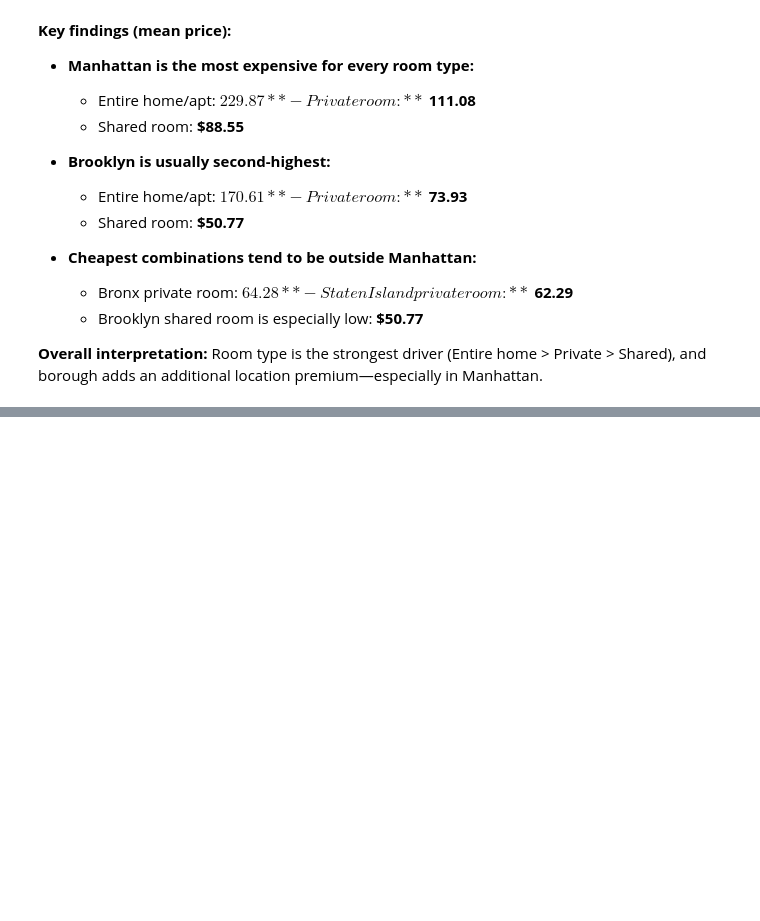
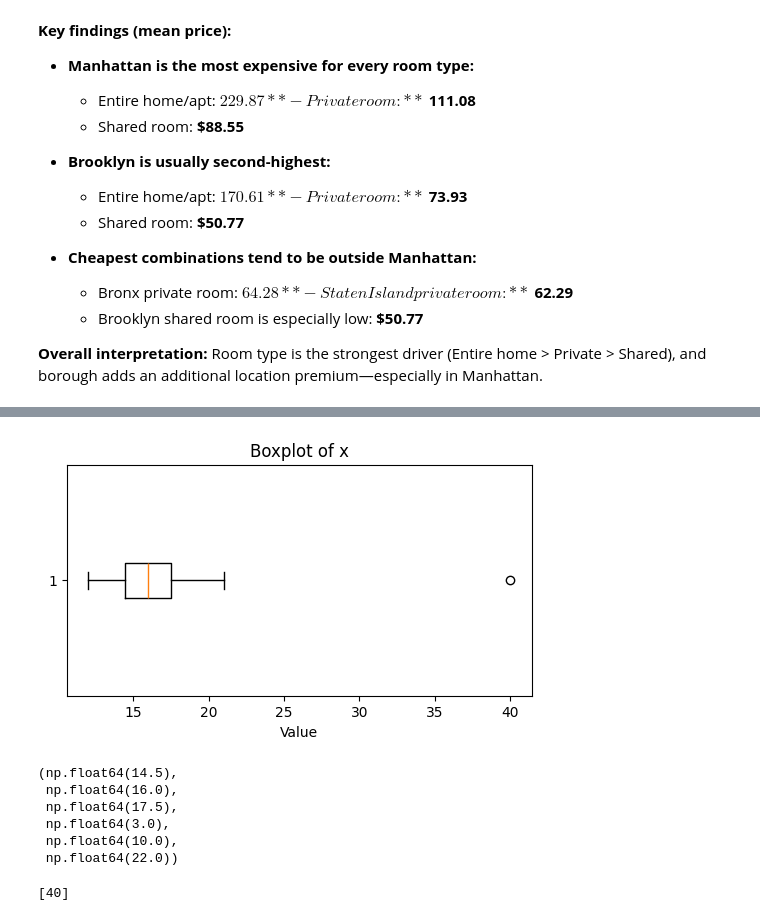
Before and after one commit to mohit716/airbnb-nyc-pandas, a Jupyter notebook: airbnb-nyc-pandas.ipynb, the cells around one changed output, grey strips where cells are left out. Saved outputs shown, nothing was run; the diff lists cells and outputs as text; code cells hidden in the pictures; blank space fills up the shorter version.

Commit message:
Add: Boxplot cells in notebook for tutorial to revise basics of boxplot

```diff
--- a/airbnb-nyc-pandas.ipynb
+++ b/airbnb-nyc-pandas.ipynb
@@ -1848,0 +1854,8 @@ Room type is the strongest driver (Entire home > Private > Shared), and borough
+# %%
+# Imports + sample data
+import numpy as np
+import pandas as pd
+import matplotlib.pyplot as plt
+
+# Example numeric data (replace with your column later)
+x = [12, 13, 14, 15, 15, 16, 16, 17, 18, 21, 40]  # 40 is an obvious outlier example
@@ -1848,0 +1864,8 @@ Room type is the strongest driver (Entire home > Private > Shared), and borough
+# %%
+plt.figure(figsize=(6, 3))
+plt.boxplot(x, vert=False)   # vert=False makes it horizontal (easier to read)
+plt.title("Boxplot of x")
+plt.xlabel("Value")
+plt.show()
+# %% [output]
+[figure, added]
@@ -1848,0 +1874,25 @@ Room type is the strongest driver (Entire home > Private > Shared), and borough
+# %%
+x_sorted = sorted(x)
+
+q1 = np.percentile(x, 25)
+median = np.percentile(x, 50)
+q3 = np.percentile(x, 75)
+iqr = q3 - q1
+
+lower_fence = q1 - 1.5 * iqr
+upper_fence = q3 + 1.5 * iqr
+
+q1, median, q3, iqr, lower_fence, upper_fence
+# %% [output]
+(np.float64(14.5),
+ np.float64(16.0),
+ np.float64(17.5),
+ np.float64(3.0),
+ np.float64(10.0),
+ np.float64(22.0))
+# %%
+# Detect outliers using the 1.5×IQR rule
+outliers = [v for v in x if (v < lower_fence) or (v > upper_fence)]
+outliers
+# %% [output]
+[40]
```
Also changed, not shown: parts of 6 cells of this notebook.
